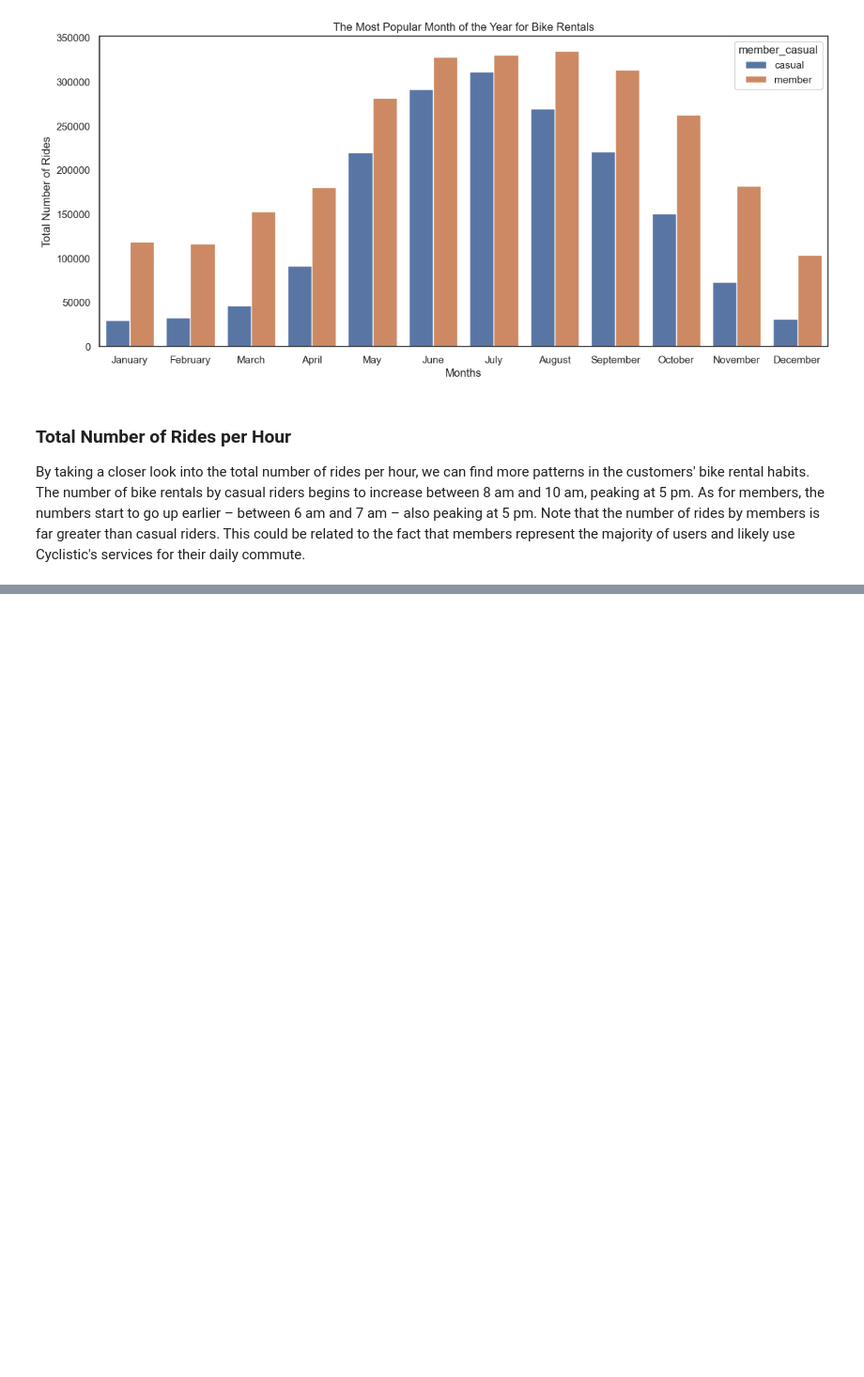
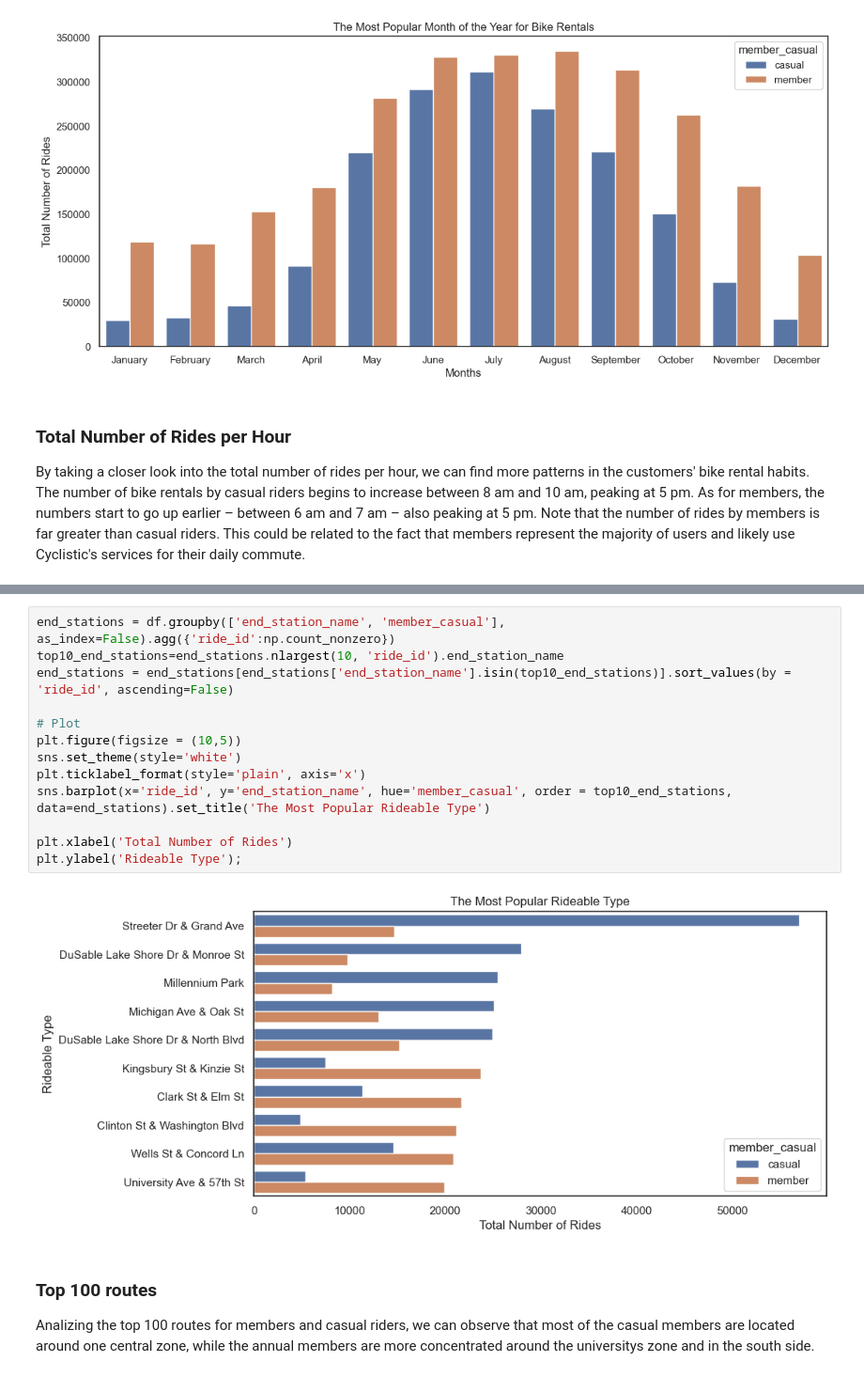
Before and after one commit to daviqperez/Cyclist-BikeShareAnalysis, a Jupyter notebook: case_study_1.ipynb, the cells around one changed output, grey strips where cells are left out. Shown at 94% size. Saved outputs shown, nothing was run; the diff lists cells and outputs as text; blank space fills up the shorter version.

```diff
--- a/case_study_1.ipynb
+++ b/case_study_1.ipynb
@@ -342,0 +382,19 @@ plt.title('Total Number of Rides per Hour');
+# %%
+end_stations = df.groupby(['end_station_name', 'member_casual'], as_index=False).agg({'ride_id':np.count_nonzero})
+top10_end_stations=end_stations.nlargest(10, 'ride_id').end_station_name
+end_stations = end_stations[end_stations['end_station_name'].isin(top10_end_stations)].sort_values(by = 'ride_id', ascending=False)
+
+# Plot
+plt.figure(figsize = (10,5))
+sns.set_theme(style='white')
+plt.ticklabel_format(style='plain', axis='x')
+sns.barplot(x='ride_id', y='end_station_name', hue='member_casual', order = top10_end_stations, data=end_stations).set_title('The Most Popular Rideable Type')
+
+plt.xlabel('Total Number of Rides')
+plt.ylabel('Rideable Type');
+# %% [output]
+[figure, added]
+# %% [markdown]
+### Top 100 routes
+
+Analizing the top 100 routes for members and casual riders, we can observe that most of the casual members are located around one central zone, while the annual members are more concentrated around the universitys zone and in the south side.
```
Also changed, not shown: parts of 19 cells of this notebook.
